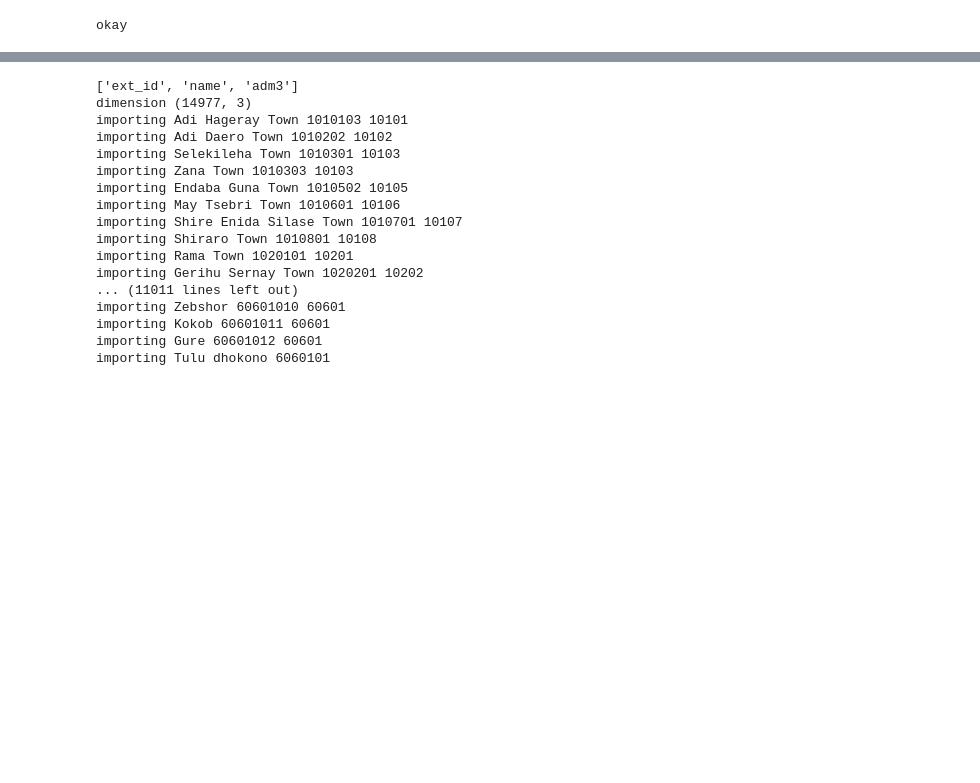
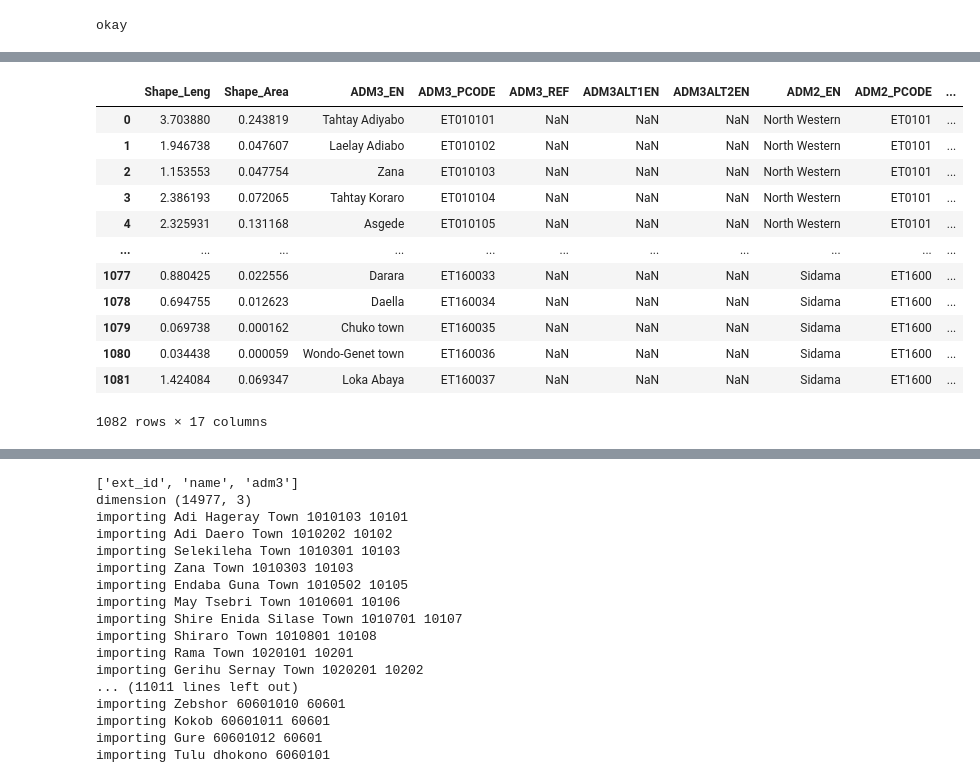
Before and after one commit to CIAT-DAPA/lswms_etl, a Jupyter notebook: src/imports/import_admin_levels.ipynb, the cells around one changed output, grey strips where cells are left out. Cells and saved outputs as stored; diff of their text form; code cells hidden in the pictures; blank space fills up the shorter version.

```diff
--- a/src/imports/import_admin_levels.ipynb
+++ b/src/imports/import_admin_levels.ipynb
@@ -88,3 +221,20 @@ gdf
+# %%
+gdf2=gpd.read_file('D:\\ETL\data\\\eth_admbnda_adm3_csa_bofedb_2021\\eth_admbnda_adm3_csa_bofedb_2021.shp')
+gdf2
+# %% [output]
+|  | Shape_Leng | Shape_Area | ADM3_EN | ADM3_PCODE | ADM3_REF | ADM3ALT1EN | ADM3ALT2EN | ADM2_EN | ADM2_PCODE | ... |
+| 0 | 3.703880 | 0.243819 | Tahtay Adiyabo | ET010101 | NaN | NaN | NaN | North Western | ET0101 | ... |
+| 1 | 1.946738 | 0.047607 | Laelay Adiabo | ET010102 | NaN | NaN | NaN | North Western | ET0101 | ... |
+| 2 | 1.153553 | 0.047754 | Zana | ET010103 | NaN | NaN | NaN | North Western | ET0101 | ... |
+| 3 | 2.386193 | 0.072065 | Tahtay Koraro | ET010104 | NaN | NaN | NaN | North Western | ET0101 | ... |
+| 4 | 2.325931 | 0.131168 | Asgede | ET010105 | NaN | NaN | NaN | North Western | ET0101 | ... |
+| ... | ... | ... | ... | ... | ... | ... | ... | ... | ... | ... |
+| 1077 | 0.880425 | 0.022556 | Darara | ET160033 | NaN | NaN | NaN | Sidama | ET1600 | ... |
+| 1078 | 0.694755 | 0.012623 | Daella | ET160034 | NaN | NaN | NaN | Sidama | ET1600 | ... |
+| 1079 | 0.069738 | 0.000162 | Chuko town | ET160035 | NaN | NaN | NaN | Sidama | ET1600 | ... |
+| 1080 | 0.034438 | 0.000059 | Wondo-Genet town | ET160036 | NaN | NaN | NaN | Sidama | ET1600 | ... |
+| 1081 | 1.424084 | 0.069347 | Loka Abaya | ET160037 | NaN | NaN | NaN | Sidama | ET1600 | ... |
+1082 rows × 17 columns
 # %%
 from datetime import datetime
 cols=['id_adm2','name_adm2']
```
Also changed, not shown: parts of 25 cells of this notebook, 7 other files.
